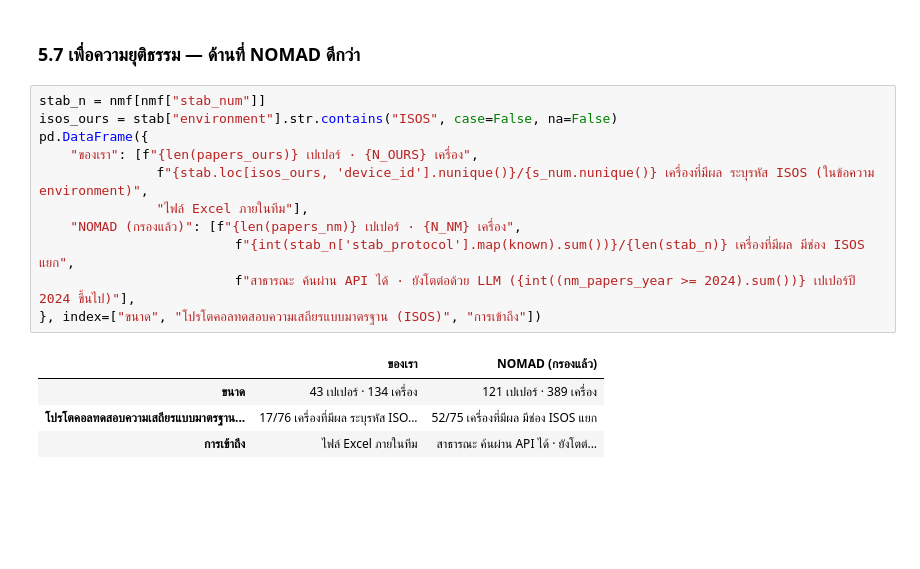
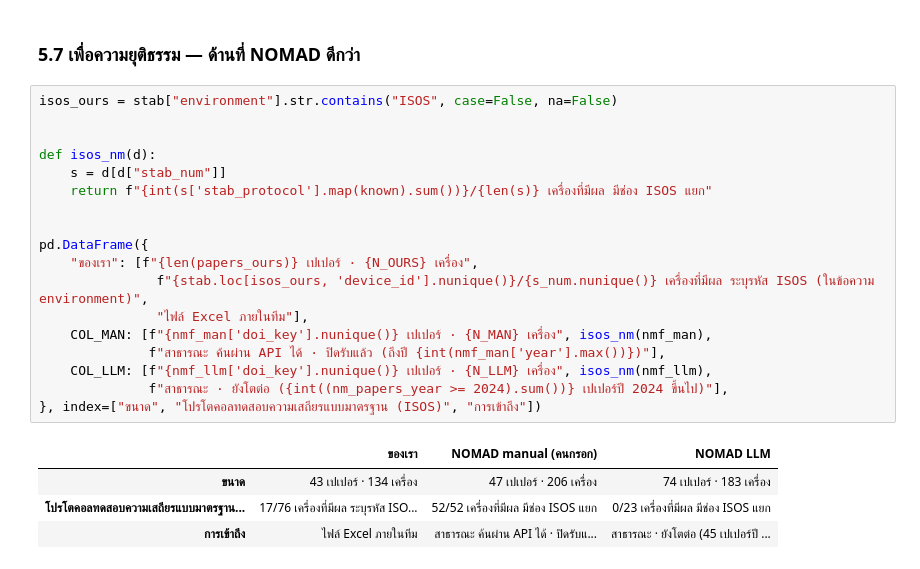
Before and after one commit to NiOx-based-Perovskite-Solar-Cell/Perovskite-Research, a Jupyter notebook: notebooks/nomad_lab/compare_.ipynb, the cells around one changed output. Drawn from its saved outputs; the diff is of its cells as text; blank space fills up the shorter version.

```diff
--- a/notebooks/nomad_lab/compare_.ipynb
+++ b/notebooks/nomad_lab/compare_.ipynb
@@ -719,19 +832,26 @@ pd.DataFrame({"เครื่องที่มีครบ 4 ค่า": [n_o,
 # %% [markdown]
 ### 5.7 เพื่อความยุติธรรม — ด้านที่ NOMAD ดีกว่า
 # %%
-stab_n = nmf[nmf["stab_num"]]
 isos_ours = stab["environment"].str.contains("ISOS", case=False, na=False)
+
+
+def isos_nm(d):
+    s = d[d["stab_num"]]
+    return f"{int(s['stab_protocol'].map(known).sum())}/{len(s)} เครื่องที่มีผล มีช่อง ISOS แยก"
+
+
 pd.DataFrame({
     "ของเรา": [f"{len(papers_ours)} เปเปอร์ · {N_OURS} เครื่อง",
                f"{stab.loc[isos_ours, 'device_id'].nunique()}/{s_num.nunique()} เครื่องที่มีผล ระบุรหัส ISOS (ในข้อความ environment)",
                "ไฟล์ Excel ภายในทีม"],
-    "NOMAD (กรองแล้ว)": [f"{len(papers_nm)} เปเปอร์ · {N_NM} เครื่อง",
-                         f"{int(stab_n['stab_protocol'].map(known).sum())}/{len(stab_n)} เครื่องที่มีผล มีช่อง ISOS แยก",
-                         f"สาธารณะ ค้นผ่าน API ได้ · ยังโตต่อด้วย LLM ({int((nm_papers_year >= 2024).sum())} เปเปอร์ปี 2024 ขึ้นไป)"],
+    COL_MAN: [f"{nmf_man['doi_key'].nunique()} เปเปอร์ · {N_MAN} เครื่อง", isos_nm(nmf_man),
+              f"สาธารณะ ค้นผ่าน API ได้ · ปิดรับแล้ว (ถึงปี {int(nmf_man['year'].max())})"],
+    COL_LLM: [f"{nmf_llm['doi_key'].nunique()} เปเปอร์ · {N_LLM} เครื่อง", isos_nm(nmf_llm),
+              f"สาธารณะ · ยังโตต่อ ({int((nm_papers_year >= 2024).sum())} เปเปอร์ปี 2024 ขึ้นไป)"],
 }, index=["ขนาด", "โปรโตคอลทดสอบความเสถียรแบบมาตรฐาน (ISOS)", "การเข้าถึง"])
 # %% [output]
-|  | ของเรา | NOMAD (กรองแล้ว) |
-| ขนาด | 43 เปเปอร์ · 134 เครื่อง | 121 เปเปอร์ · 389 เครื่อง |
-| โปรโตคอลทดสอบความเสถียรแบบมาตรฐาน... | 17/76 เครื่องที่มีผล ระบุรหัส ISO... | 52/75 เครื่องที่มีผล มีช่อง ISOS แยก |
-| การเข้าถึง | ไฟล์ Excel ภายในทีม | สาธารณะ ค้นผ่าน API ได้ · ยังโตต่... |
+|  | ของเรา | NOMAD manual (คนกรอก) | NOMAD LLM |
+| ขนาด | 43 เปเปอร์ · 134 เครื่อง | 47 เปเปอร์ · 206 เครื่อง | 74 เปเปอร์ · 183 เครื่อง |
+| โปรโตคอลทดสอบความเสถียรแบบมาตรฐาน... | 17/76 เครื่องที่มีผล ระบุรหัส ISO... | 52/52 เครื่องที่มีผล มีช่อง ISOS แยก | 0/23 เครื่องที่มีผล มีช่อง ISOS แยก |
+| การเข้าถึง | ไฟล์ Excel ภายในทีม | สาธารณะ ค้นผ่าน API ได้ · ปิดรับแ... | สาธารณะ · ยังโตต่อ (45 เปเปอร์ปี ... |
 # %% [markdown]
```
Also changed, not shown: parts of 14 cells of this notebook.
